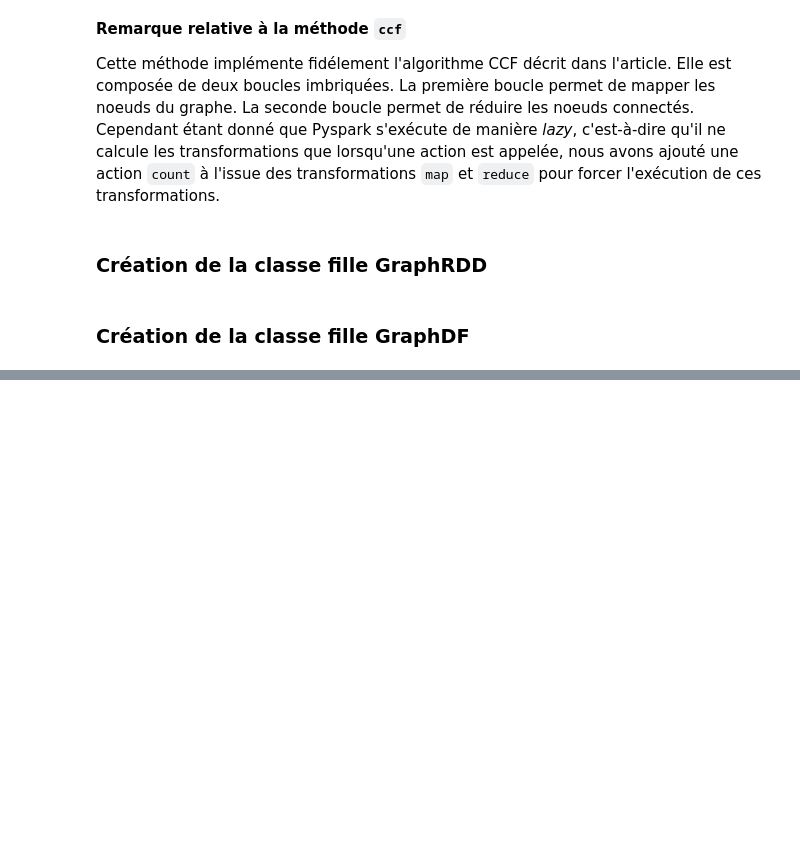
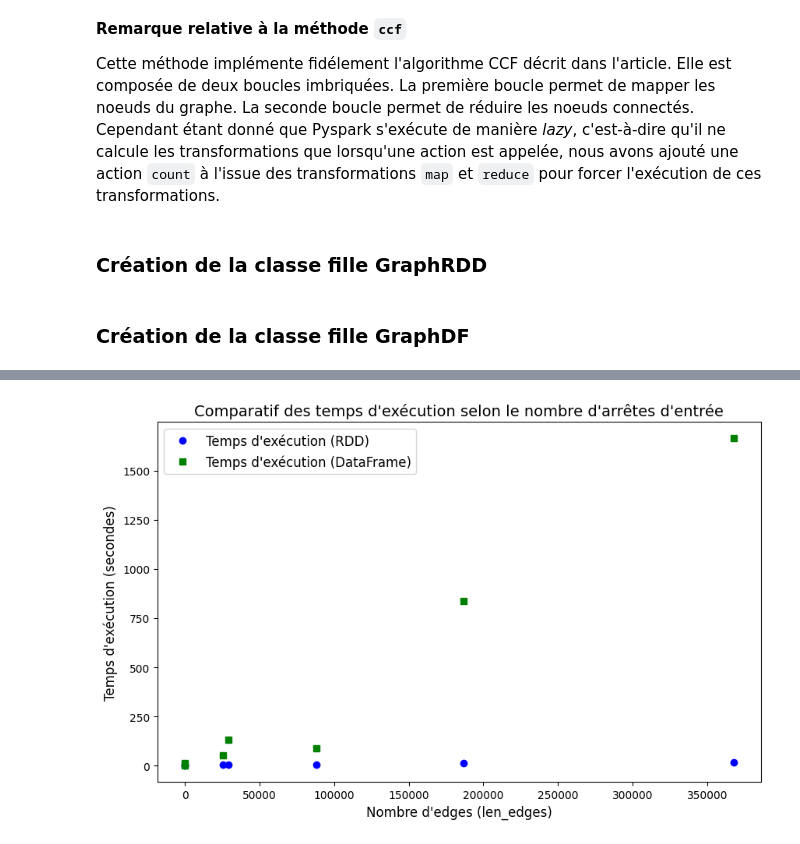
Before and after one commit to auduvignac/CCF_MapReduce, a Jupyter notebook: CCF.ipynb, the cells around one changed output, grey strips where cells are left out. Cells and saved outputs as stored; diff of their text form; code cells hidden in the pictures; blank space fills up the shorter version.

Commit message:
ajout de l'analyse quantitiative

```diff
--- a/CCF.ipynb
+++ b/CCF.ipynb
@@ -361,36 +433,98 @@ def fetch_and_process_file(url):
     ]
 
     return processed_lines
+# %%
+# Fonction pour créer la liste des dictionnaires
+def process_urls_to_dicts(urls):
+    result = []
+
+    for url in urls:
+        # Récupérer les lignes depuis l'URL via fetch_and_process_file
+        lines = fetch_and_process_file(url)
+
+        # Ajouter un dictionnaire avec les informations dans la liste de résultats
+        result.append({
+            "url": url,
+            "edges": lines,
+            "len_edges": len(lines)  # nombre d'arrête dans les données d'entrée
+        })
+
+    return result
 # %%
-# URL du fichier
+# URL des datasets
 urls = [
     "https://snap.stanford.edu/data/email-Eu-core.txt.gz",
-    "https://snap.stanford.edu/data/email-Enron.txt.gz"]
+    "https://snap.stanford.edu/data/email-Enron.txt.gz",
+    "https://snap.stanford.edu/data/facebook_combined.txt.gz",
+    "https://snap.stanford.edu/data/ca-GrQc.txt.gz",
+    "https://snap.stanford.edu/data/ca-CondMat.txt.gz",
+    "https://snap.stanford.edu/data/cit-HepPh.txt.gz"]
 
-for url in urls:
+urls_description = process_urls_to_dicts(urls)
+# Ajout du graphe vide (en vue de l'estimation des coefficients directeurs)
+urls_description.append({"url": "Vide", "edges": [], "len_edges": 0})
+# Ajout du graphe de l'exemple
+urls_description.append({"url": "Exemple", "edges": edges_example, "len_edges": len(edges_example)})
+urls_description.sort(key=lambda x: x.get('len_edges', 0))
+
+results = []
+
+check_integrity = True
+
+for url_description in urls_description[:-1]:
     print("SparkSession opening.")
     spark_session = SparkSession \
         .builder \
         .appName("PySpark Hardcoded Graph") \
         .getOrCreate()
-    edges = fetch_and_process_file(url)
+    edges = url_description.get("edges")
     numSlices = None
     debug = False
     # Create GraphRDD and GraphDF instances
     RDD = GraphRDD(spark_session, edges, numSlices=numSlices)
     DF = GraphDF(spark_session, edges, numSlices=numSlices)
     # Execute CCF algorithm on RDD instance
-    start_time = time.time()
-    RDD.workflow(debug)
-    end_time = time.time()
-    print(f"Temps d'exécution CCF sur RDD: {end_time - start_time:.6f} secondes")
+    RDD.workflow()
     # Execute CCF algorithm on DF instance
-    start_time = time.time()
-    DF.workflow(debug)
-    end_time = time.time()
-    print(f"Temps d'exécution CCF sur DateFrame: {end_time - start_time:.6f} secondes")
+    DF.workflow()
+    # Mise à jour de la liste des résultats
+    results.append({
+        "url": url_description.get("url"),
+        "len_edges": url_description.get("len_edges"),
+        "exectime_RDD": RDD.ccf_metrics["exec_time"],
+        "exectime_Dataframe": DF.ccf_metrics["exec_time"]
+    })
     # spark_session.stop() peut poser des problèmes dans databricks
     spark_session.stop()
     print("SparkSession closed.")
+    if check_integrity:
+        assert RDD_Demo.ccf_metrics.get("nb_iterations") == DF_Demo.ccf_metrics.get("nb_iterations")
+        assert RDD_Demo.ccf_metrics.get("label_clusters") == DF_Demo.ccf_metrics.get("label_clusters")
+        assert RDD_Demo.ccf_metrics.get("clusters") == DF_Demo.ccf_metrics.get("clusters")
+        print(f"Integrity check passed with dataset {url_description.get('url')}.")
+
+# Extraction des données pour le graphe
+len_edges = [result["len_edges"] for result in results]
+exectime_RDD = [result["exectime_RDD"] for result in results]
+exectime_Dataframe = [result["exectime_Dataframe"] for result in results]
+
+# Création du graphe
+plt.figure(figsize=(10, 6))
+plt.plot(len_edges, exectime_RDD, label="Temps d'exécution (RDD)", linestyle='', marker='o', color='blue')
+plt.plot(len_edges, exectime_Dataframe, label="Temps d'exécution (DataFrame)", linestyle='', marker='s', color='green')
+
+# Ajouter des titres et des labels
+plt.title("Comparatif des temps d'exécution selon le nombre d'arrêtes d'entrée", fontsize=14)
+plt.xlabel("Nombre d'edges (len_edges)", fontsize=12)
+plt.ylabel("Temps d'exécution (secondes)", fontsize=12)
+
+# Ajouter une légende
+plt.legend(fontsize=12)
+
+# Ajouter une grille
+plt.grid(True, linestyle=' ', alpha=0.7)
+
+# Afficher le graphe
+plt.show()
 # %% [output]
 SparkSession opening.
@@ -407,0 +547 @@ Temps d'exécution CCF sur RDD: 19.346496 secondes
+[figure, added]
```
Also changed, not shown: parts of 11 cells of this notebook.
